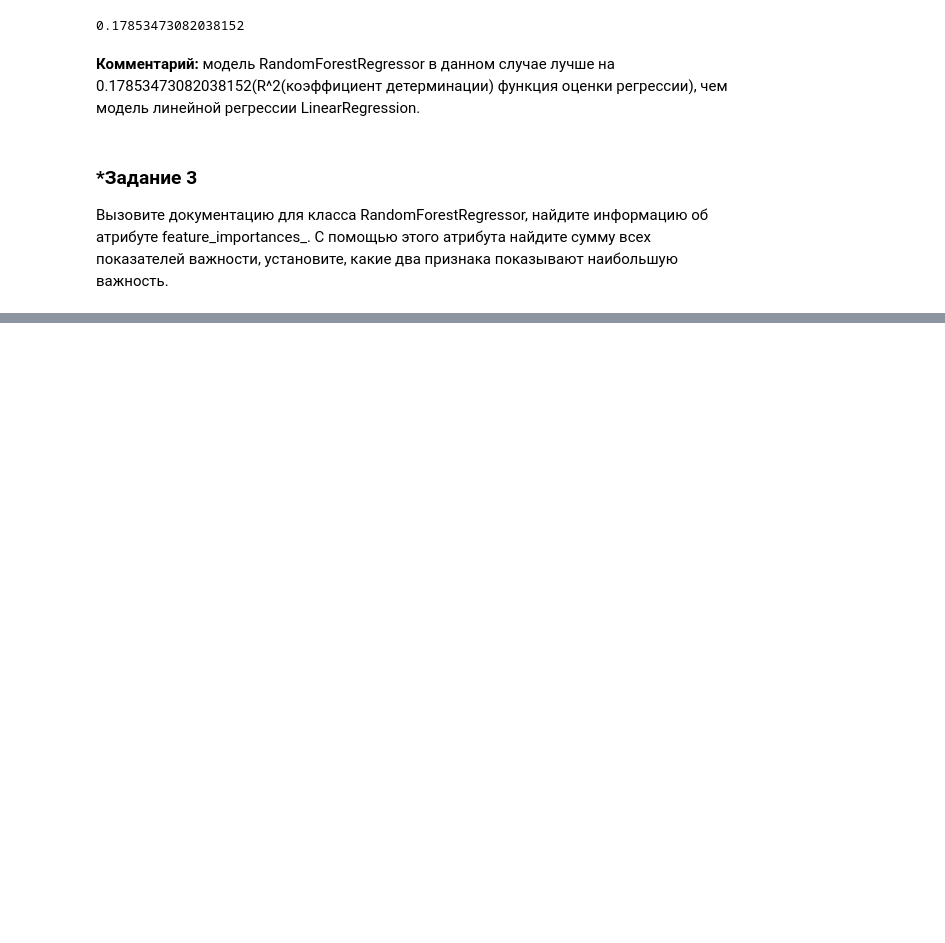
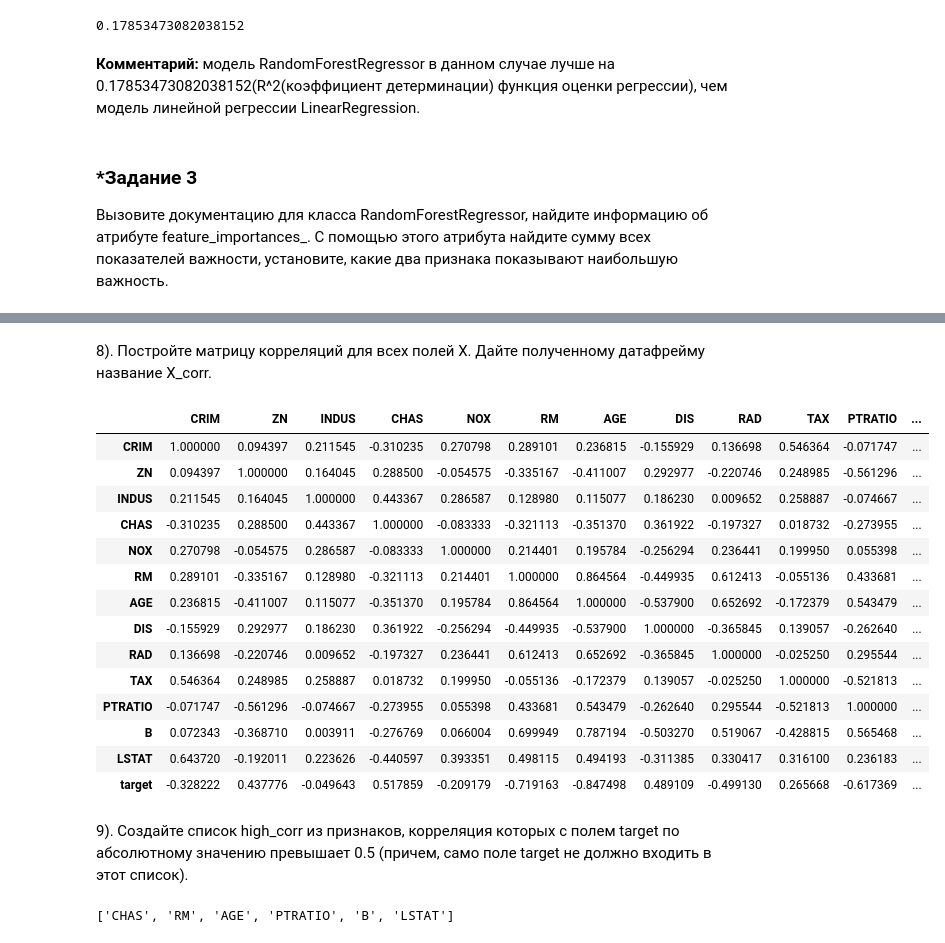
Before and after one commit to ddekun/Py-for-Ds, a Jupyter notebook: hw6Scikit_learn.ipynb, the cells around one changed output, grey strips where cells are left out. Saved outputs shown, nothing was run; the diff lists cells and outputs as text; code cells hidden in the pictures; blank space fills up the shorter version.

```diff
--- a/hw6Scikit_learn.ipynb
+++ b/hw6Scikit_learn.ipynb
@@ -193,0 +327,2 @@ R2
+# %%
+pd.options.display.max_columns = 100
@@ -193,0 +430,2 @@ R2
+# %%
+data = load_wine()
@@ -193,0 +513,3 @@ R2
+# %%
+X = pd.DataFrame(data.data, columns=feature_names)
+X.head()
@@ -193,0 +554,3 @@ R2
+# %%
+X["target"] = data["target"].astype(np.int64)
+X.info()
@@ -193,0 +584,30 @@ R2
+# %% [markdown]
+8). Постройте матрицу корреляций для всех полей X. Дайте полученному датафрейму название X_corr.
+# %%
+X_corr = X.corr()
+X_corr
+# %% [output]
+|  | CRIM | ZN | INDUS | CHAS | NOX | RM | AGE | DIS | RAD | TAX | PTRATIO | ... |
+| CRIM | 1.000000 | 0.094397 | 0.211545 | -0.310235 | 0.270798 | 0.289101 | 0.236815 | -0.155929 | 0.136698 | 0.546364 | -0.071747 | ... |
+| ZN | 0.094397 | 1.000000 | 0.164045 | 0.288500 | -0.054575 | -0.335167 | -0.411007 | 0.292977 | -0.220746 | 0.248985 | -0.561296 | ... |
+| INDUS | 0.211545 | 0.164045 | 1.000000 | 0.443367 | 0.286587 | 0.128980 | 0.115077 | 0.186230 | 0.009652 | 0.258887 | -0.074667 | ... |
+| CHAS | -0.310235 | 0.288500 | 0.443367 | 1.000000 | -0.083333 | -0.321113 | -0.351370 | 0.361922 | -0.197327 | 0.018732 | -0.273955 | ... |
+| NOX | 0.270798 | -0.054575 | 0.286587 | -0.083333 | 1.000000 | 0.214401 | 0.195784 | -0.256294 | 0.236441 | 0.199950 | 0.055398 | ... |
+| RM | 0.289101 | -0.335167 | 0.128980 | -0.321113 | 0.214401 | 1.000000 | 0.864564 | -0.449935 | 0.612413 | -0.055136 | 0.433681 | ... |
+| AGE | 0.236815 | -0.411007 | 0.115077 | -0.351370 | 0.195784 | 0.864564 | 1.000000 | -0.537900 | 0.652692 | -0.172379 | 0.543479 | ... |
+| DIS | -0.155929 | 0.292977 | 0.186230 | 0.361922 | -0.256294 | -0.449935 | -0.537900 | 1.000000 | -0.365845 | 0.139057 | -0.262640 | ... |
+| RAD | 0.136698 | -0.220746 | 0.009652 | -0.197327 | 0.236441 | 0.612413 | 0.652692 | -0.365845 | 1.000000 | -0.025250 | 0.295544 | ... |
+| TAX | 0.546364 | 0.248985 | 0.258887 | 0.018732 | 0.199950 | -0.055136 | -0.172379 | 0.139057 | -0.025250 | 1.000000 | -0.521813 | ... |
+| PTRATIO | -0.071747 | -0.561296 | -0.074667 | -0.273955 | 0.055398 | 0.433681 | 0.543479 | -0.262640 | 0.295544 | -0.521813 | 1.000000 | ... |
+| B | 0.072343 | -0.368710 | 0.003911 | -0.276769 | 0.066004 | 0.699949 | 0.787194 | -0.503270 | 0.519067 | -0.428815 | 0.565468 | ... |
+| LSTAT | 0.643720 | -0.192011 | 0.223626 | -0.440597 | 0.393351 | 0.498115 | 0.494193 | -0.311385 | 0.330417 | 0.316100 | 0.236183 | ... |
+| target | -0.328222 | 0.437776 | -0.049643 | 0.517859 | -0.209179 | -0.719163 | -0.847498 | 0.489109 | -0.499130 | 0.265668 | -0.617369 | ... |
+# %% [markdown]
+9). Создайте список high_corr из признаков, корреляция которых с полем target по абсолютному значению превышает 0.5 (причем, само поле target не должно входить в этот список).
+# %%
+high_corr = X_corr["target"]
+high_corr = high_corr[np.abs(high_corr) > 0.5].drop("target", axis = 0)
+high_corr = list(high_corr.index)
+high_corr
+# %% [output]
+['CHAS', 'RM', 'AGE', 'PTRATIO', 'B', 'LSTAT']
```
Also changed, not shown: parts of 54 cells of this notebook.
